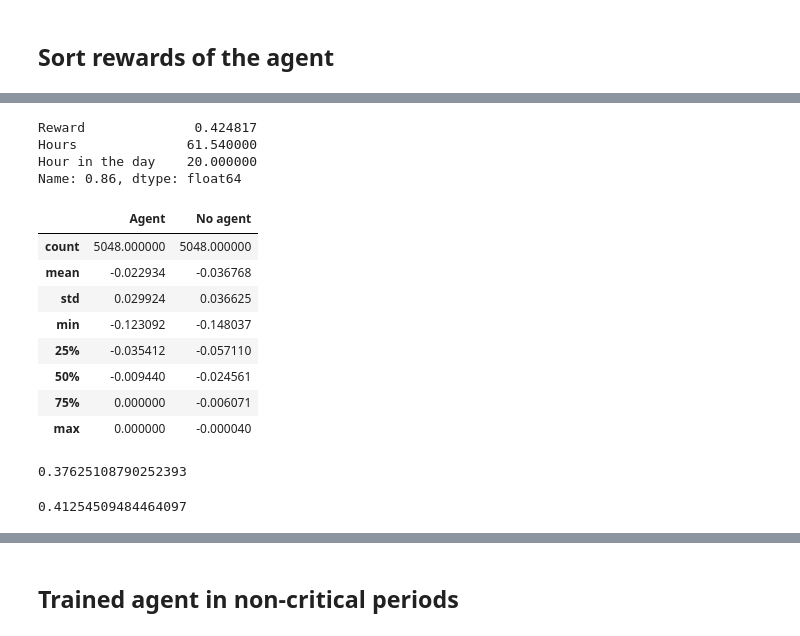
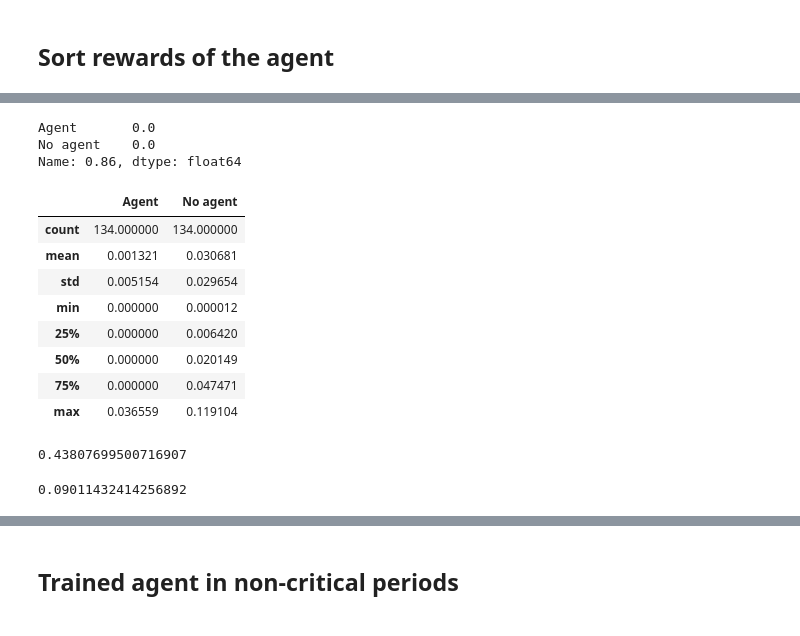
Before and after one commit to vegraux/master_thesis, a Jupyter notebook: RLpower/notebooks/visualise_actions.ipynb, the cells around one changed output, grey strips where cells are left out. Cells and saved outputs as stored; diff of their text form; code cells hidden in the pictures.

```diff
--- a/RLpower/notebooks/visualise_actions.ipynb
+++ b/RLpower/notebooks/visualise_actions.ipynb
@@ -514,7 +518,7 @@ setting up critic optimizer
 # %%
 #df.to_csv('data/confi2g_current.csv',index=False)
 # %%
-df = pd.read_csv('data/config1_hour_voltage.csv')
+df = pd.read_csv('data/config1_random_hour_voltage.csv')
 df = df.rename(columns={'Unnamed: 3':''})
 # %%
 rewards = df[df[''].isin(['Agent','No agent'])]
@@ -666,9 +675,10 @@ sns.set_palette(line_colors)
 fig, ax = plt.subplots()
 sorted_agent = bad_agent.sort_values(by='No agent',ascending=False)
 sorted_agent = sorted_agent.reset_index()
+sorted_agent[['Agent','No agent']] *= -1
 sorted_agent.plot(y=['Agent','No agent'],ax=ax, style=['-','--'])
-ax.set_xlabel('Voltage violation')
-ax.set_ylabel('Voltage reward')
+ax.set_xlabel('Current violation')
+ax.set_ylabel('Current penalty')
 # %% [output]
 [interactive output not drawn]
 [interactive output not drawn]
@@ -678,31 +688,30 @@ Text(0, 0.5, 'Voltage reward')
 # %%
 data.quantile(0.86)
 # %% [output]
-Reward              0.424817
-Hours              61.540000
-Hour in the day    20.000000
+Agent       0.0
+No agent    0.0
 Name: 0.86, dtype: float64
 # %%
 data = sorted_agent[['Agent','No agent']]
-data[data['Agent'] > data['No agent']].describe()
+data[data['Agent'] < data['No agent']].describe()
 # %% [output]
 |  | Agent | No agent |
-| count | 5048.000000 | 5048.000000 |
-| mean | -0.022934 | -0.036768 |
-| std | 0.029924 | 0.036625 |
-| min | -0.123092 | -0.148037 |
-| 25% | -0.035412 | -0.057110 |
-| 50% | -0.009440 | -0.024561 |
-| 75% | 0.000000 | -0.006071 |
-| max | 0.000000 | -0.000040 |
+| count | 134.000000 | 134.000000 |
+| mean | 0.001321 | 0.030681 |
+| std | 0.005154 | 0.029654 |
+| min | 0.000000 | 0.000012 |
+| 25% | 0.000000 | 0.006420 |
+| 50% | 0.000000 | 0.020149 |
+| 75% | 0.000000 | 0.047471 |
+| max | 0.036559 | 0.119104 |
-# %%
-1- 0.022934/0.036768
-# %% [output]
-0.37625108790252393
+# %%
+0.017006/3.881966e-02
+# %% [output]
+0.43807699500716907
 # %%
 (data['Agent'] < data['No agent']).mean()
 # %% [output]
-0.41254509484464097
+0.09011432414256892
 # %%
 data.cumsum().plot()
 # %% [output]
```
Also changed, not shown: parts of 43 cells of this notebook, 9 other files.
